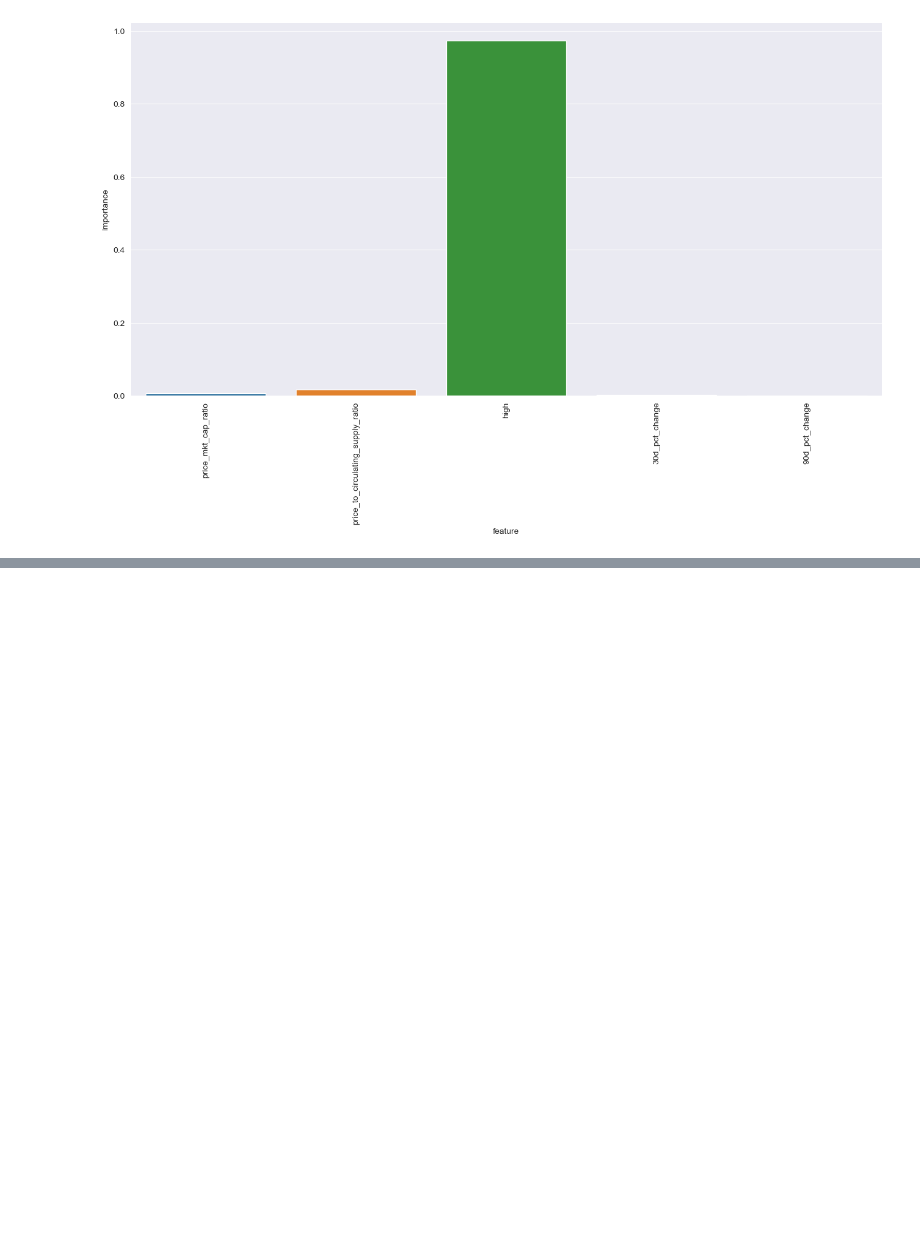
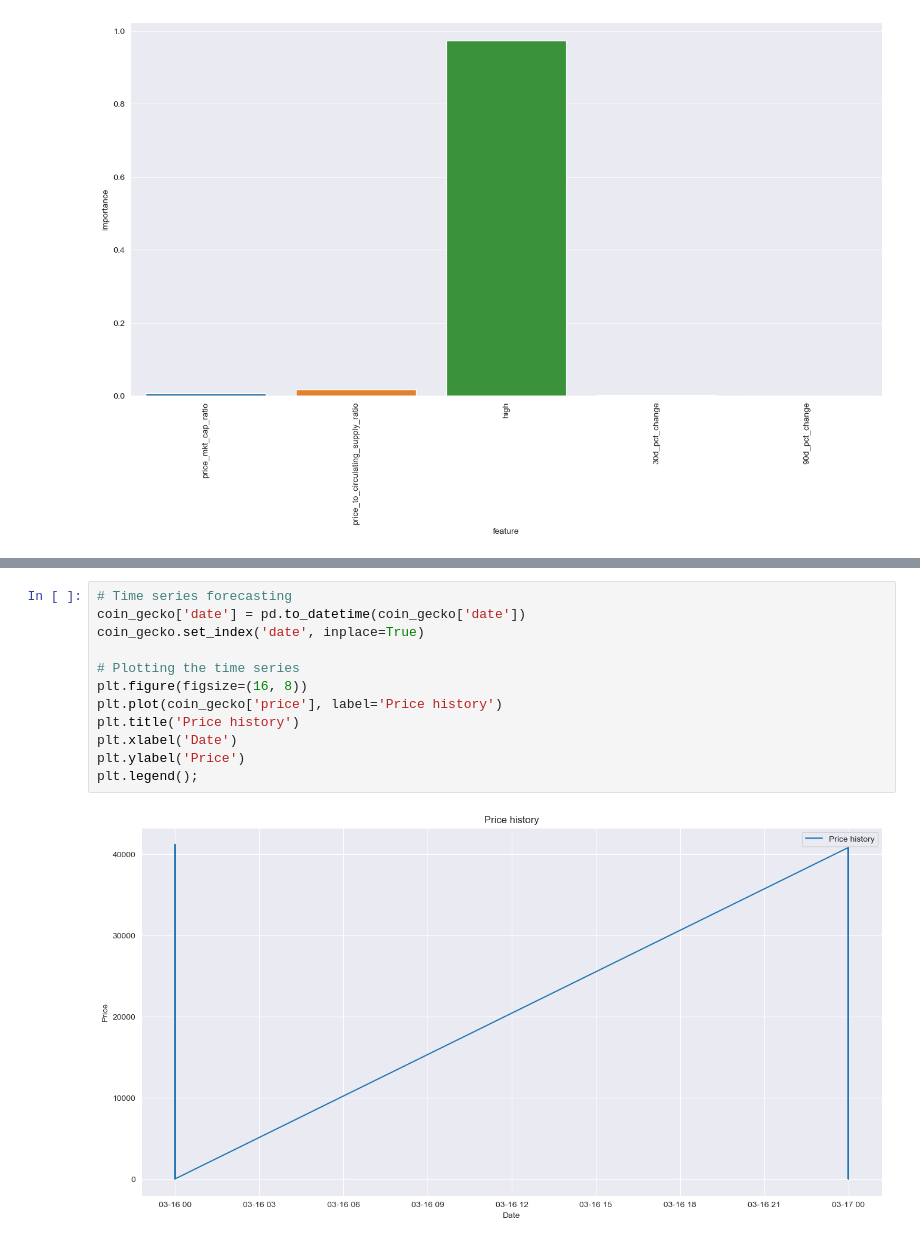
Before and after one commit to ashioyajotham/Quant, a Jupyter notebook: Cryptocurrency Price & Market Data/coin-gecko.ipynb, the cells around one changed output, grey strips where cells are left out. Cells and saved outputs as stored; diff of their text form; blank space fills up the shorter version.

Commit message:
time-series

```diff
--- a/Cryptocurrency Price & Market Data/coin-gecko.ipynb
+++ b/Cryptocurrency Price & Market Data/coin-gecko.ipynb
@@ -479,0 +508,14 @@ print('Coefficient of determination: %.2f'% r2_score(y_test, xg_y_pred))
+# %%
+# Time series forecasting
+coin_gecko['date'] = pd.to_datetime(coin_gecko['date'])
+coin_gecko.set_index('date', inplace=True)
+
+# Plotting the time series
+plt.figure(figsize=(16, 8))
+plt.plot(coin_gecko['price'], label='Price history')
+plt.title('Price history')
+plt.xlabel('Date')
+plt.ylabel('Price')
+plt.legend();
+# %% [output]
+[figure, added]
```
Also changed, not shown: parts of 11 cells of this notebook.
